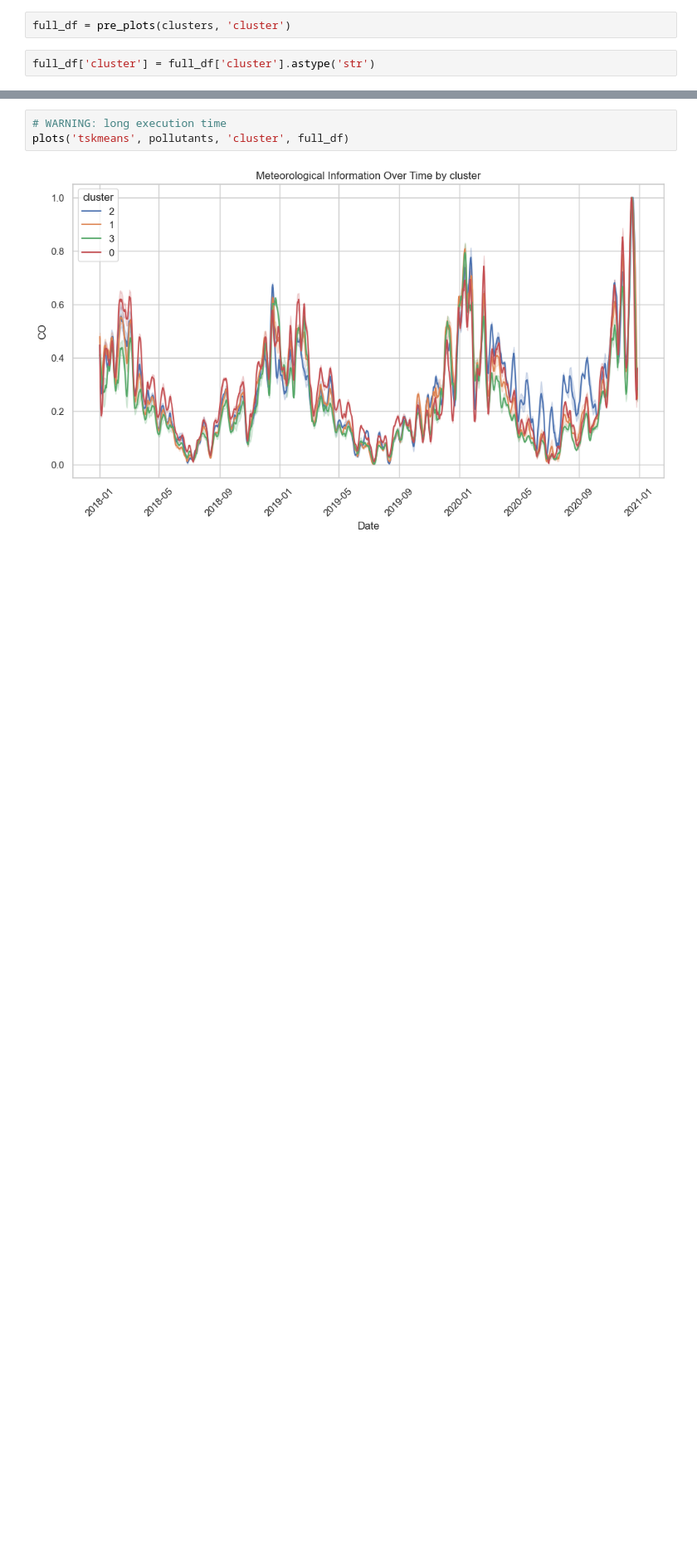
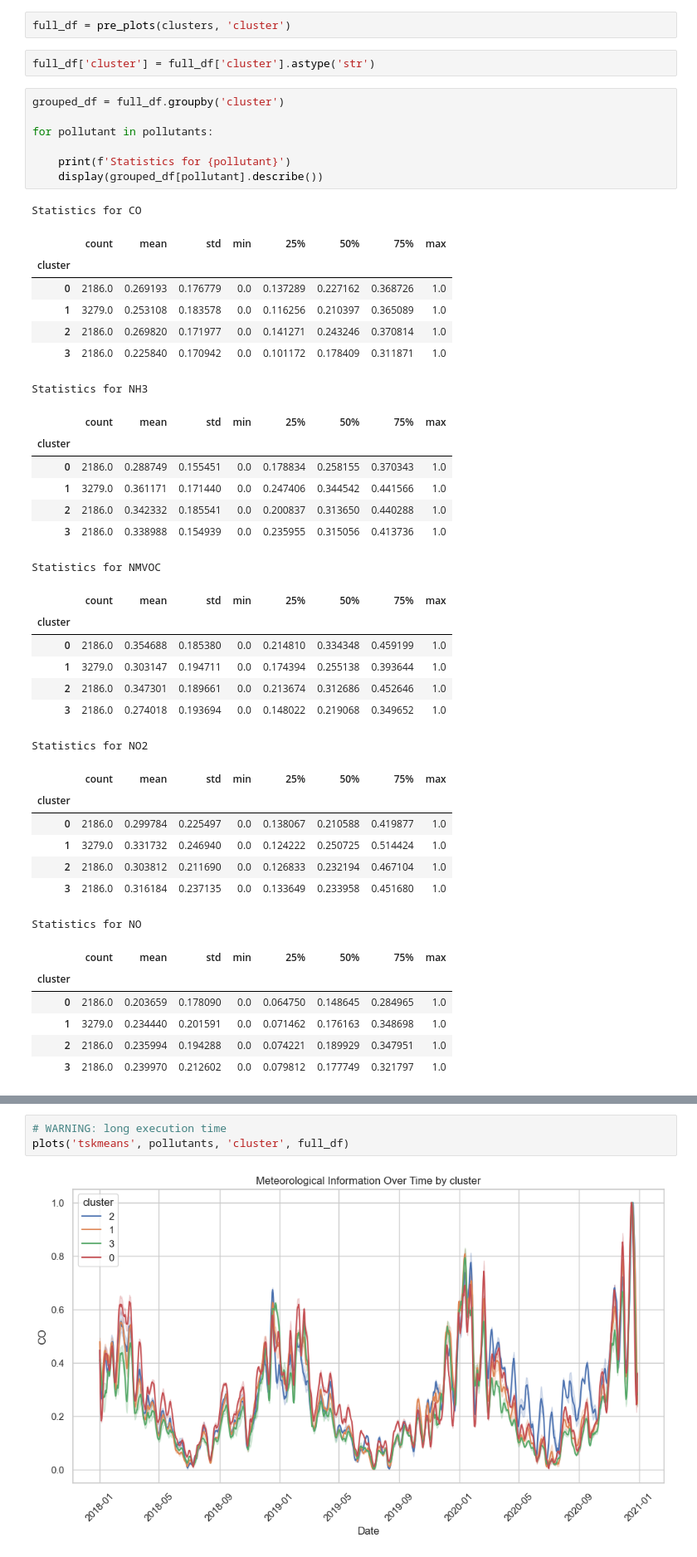
Before and after one commit to AndreFerrero/time-series-clustering, a Jupyter notebook: scripts/3-tskmeans.ipynb, the cells around one changed output, grey strips where cells are left out. Shown at 83% size. Saved outputs shown, nothing was run; the diff lists cells and outputs as text; blank space fills up the shorter version.

```diff
--- a/scripts/3-tskmeans.ipynb
+++ b/scripts/3-tskmeans.ipynb
@@ -89,3 +131,46 @@ list(zip(provinces, clusters))
 full_df = pre_plots(clusters, 'cluster')
 # %%
 full_df['cluster'] = full_df['cluster'].astype('str')
+# %%
+grouped_df = full_df.groupby('cluster')
+
+for pollutant in pollutants:
+
+    print(f'Statistics for {pollutant}')
+    display(grouped_df[pollutant].describe())
+# %% [output]
+Statistics for CO
+|  | count | mean | std | min | 25% | 50% | 75% | max |
+| cluster |  |  |  |  |  |  |  |  |
+| 0 | 2186.0 | 0.269193 | 0.176779 | 0.0 | 0.137289 | 0.227162 | 0.368726 | 1.0 |
+| 1 | 3279.0 | 0.253108 | 0.183578 | 0.0 | 0.116256 | 0.210397 | 0.365089 | 1.0 |
+| 2 | 2186.0 | 0.269820 | 0.171977 | 0.0 | 0.141271 | 0.243246 | 0.370814 | 1.0 |
+| 3 | 2186.0 | 0.225840 | 0.170942 | 0.0 | 0.101172 | 0.178409 | 0.311871 | 1.0 |
+Statistics for NH3
+|  | count | mean | std | min | 25% | 50% | 75% | max |
+| cluster |  |  |  |  |  |  |  |  |
+| 0 | 2186.0 | 0.288749 | 0.155451 | 0.0 | 0.178834 | 0.258155 | 0.370343 | 1.0 |
+| 1 | 3279.0 | 0.361171 | 0.171440 | 0.0 | 0.247406 | 0.344542 | 0.441566 | 1.0 |
+| 2 | 2186.0 | 0.342332 | 0.185541 | 0.0 | 0.200837 | 0.313650 | 0.440288 | 1.0 |
+| 3 | 2186.0 | 0.338988 | 0.154939 | 0.0 | 0.235955 | 0.315056 | 0.413736 | 1.0 |
+Statistics for NMVOC
+|  | count | mean | std | min | 25% | 50% | 75% | max |
+| cluster |  |  |  |  |  |  |  |  |
+| 0 | 2186.0 | 0.354688 | 0.185380 | 0.0 | 0.214810 | 0.334348 | 0.459199 | 1.0 |
+| 1 | 3279.0 | 0.303147 | 0.194711 | 0.0 | 0.174394 | 0.255138 | 0.393644 | 1.0 |
+| 2 | 2186.0 | 0.347301 | 0.189661 | 0.0 | 0.213674 | 0.312686 | 0.452646 | 1.0 |
+| 3 | 2186.0 | 0.274018 | 0.193694 | 0.0 | 0.148022 | 0.219068 | 0.349652 | 1.0 |
+Statistics for NO2
+|  | count | mean | std | min | 25% | 50% | 75% | max |
+| cluster |  |  |  |  |  |  |  |  |
+| 0 | 2186.0 | 0.299784 | 0.225497 | 0.0 | 0.138067 | 0.210588 | 0.419877 | 1.0 |
+| 1 | 3279.0 | 0.331732 | 0.246940 | 0.0 | 0.124222 | 0.250725 | 0.514424 | 1.0 |
+| 2 | 2186.0 | 0.303812 | 0.211690 | 0.0 | 0.126833 | 0.232194 | 0.467104 | 1.0 |
+| 3 | 2186.0 | 0.316184 | 0.237135 | 0.0 | 0.133649 | 0.233958 | 0.451680 | 1.0 |
+Statistics for NO
+|  | count | mean | std | min | 25% | 50% | 75% | max |
+| cluster |  |  |  |  |  |  |  |  |
+| 0 | 2186.0 | 0.203659 | 0.178090 | 0.0 | 0.064750 | 0.148645 | 0.284965 | 1.0 |
+| 1 | 3279.0 | 0.234440 | 0.201591 | 0.0 | 0.071462 | 0.176163 | 0.348698 | 1.0 |
+| 2 | 2186.0 | 0.235994 | 0.194288 | 0.0 | 0.074221 | 0.189929 | 0.347951 | 1.0 |
+| 3 | 2186.0 | 0.239970 | 0.212602 | 0.0 | 0.079812 | 0.177749 | 0.321797 | 1.0 |
```
Also changed, not shown: parts of 4 cells of this notebook.
